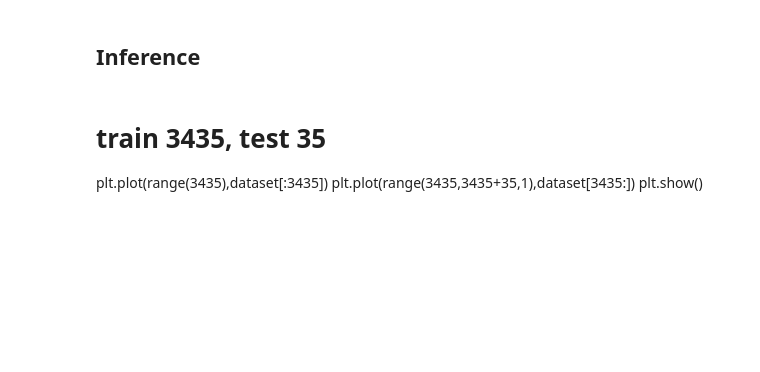
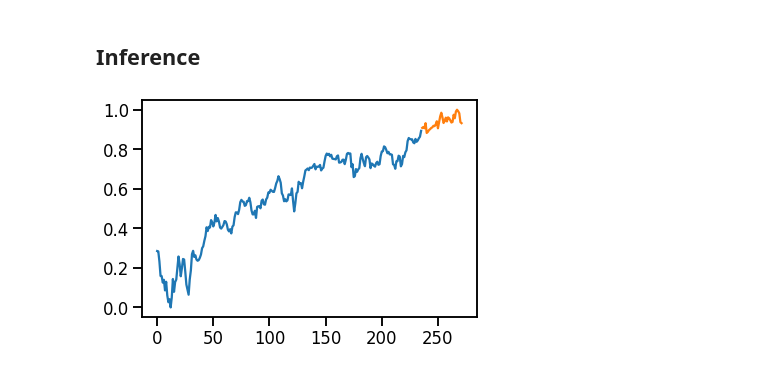
Before and after one commit to wlwlct/Time-Series-Forecasting, a Jupyter notebook: Notebooks/Transformer Code Test.ipynb, the cells around one changed output. Cells and saved outputs as stored; diff of their text form; code cells hidden in the pictures; blank space fills up the shorter version.

```diff
--- a/Notebooks/Transformer Code Test.ipynb
+++ b/Notebooks/Transformer Code Test.ipynb
@@ -504,8 +537,10 @@ print("actual:", Y0[0][0][-1],"prediction:",pred.detach().numpy())
 # %% [markdown]
 ## Inference
-# %% [markdown]
-# train 3435, test 35
-plt.plot(range(3435),dataset[:3435])
-plt.plot(range(3435,3435+35,1),dataset[3435:])
-plt.show()
+# %%
+#
+plt.plot(range(trainX.shape[0]),dataset[:trainX.shape[0]])
+plt.plot(range(trainX.shape[0],trainX.shape[0]+dataset[trainX.shape[0]:].shape[0],1),dataset[trainX.shape[0]:])
+plt.show()
+# %% [output]
+[figure, added]
 # %%
```
Also changed, not shown: parts of 16 cells of this notebook.
